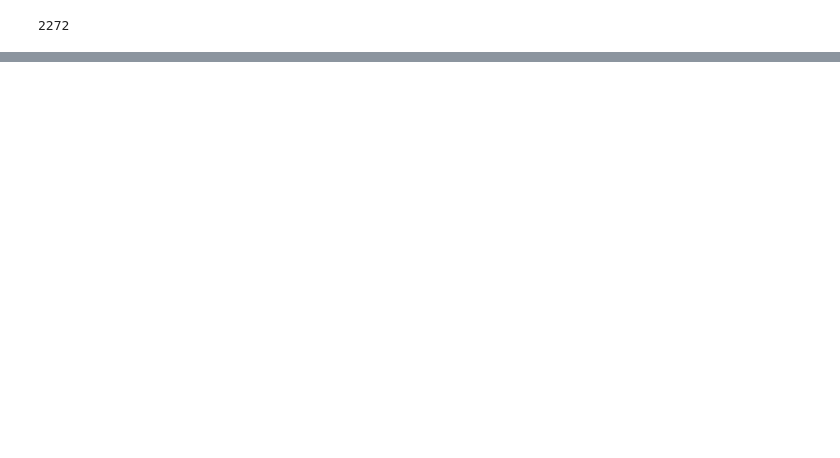
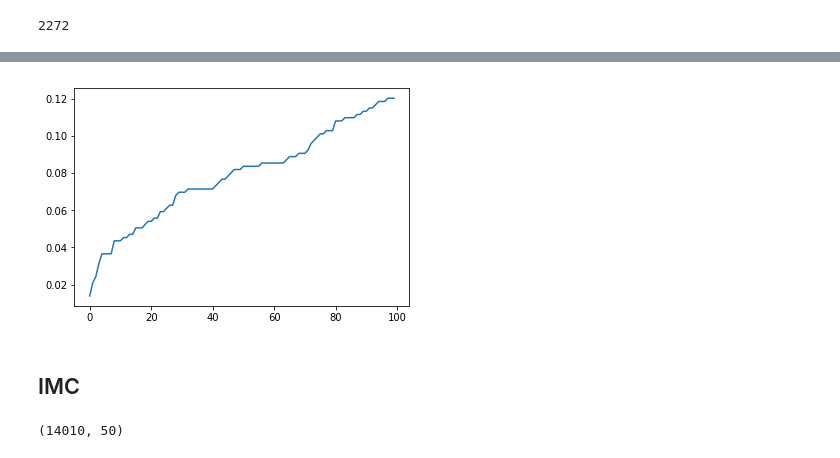
Before and after one commit to luym11/CS340, a Jupyter notebook: stage_F/DM_Final.ipynb, the cells around one changed output, grey strips where cells are left out. Drawn from its saved outputs; the diff is of its cells as text; code cells hidden in the pictures; blank space fills up the shorter version.

```diff
--- a/stage_F/DM_Final.ipynb
+++ b/stage_F/DM_Final.ipynb
@@ -703,0 +703,7 @@ plt.show()
+# %%
+plt.plot(HRS)
+plt.show()
+# %% [output]
+[figure, added]
+# %% [markdown]
+## IMC
@@ -703,0 +714,4 @@ plt.show()
+# %%
+trainFeaturesAll.shape
+# %% [output]
+(14010, 50)
```
Also changed, not shown: parts of 29 cells of this notebook, 1 other file.
